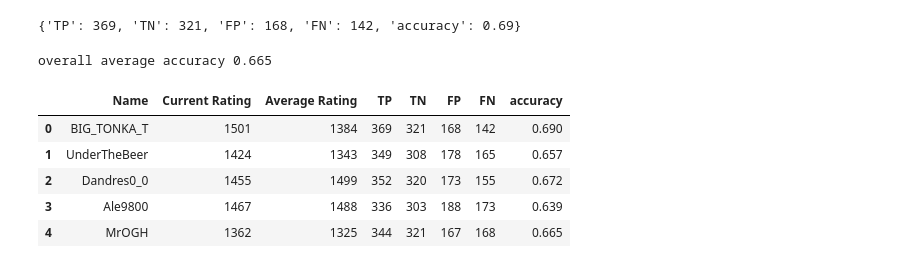
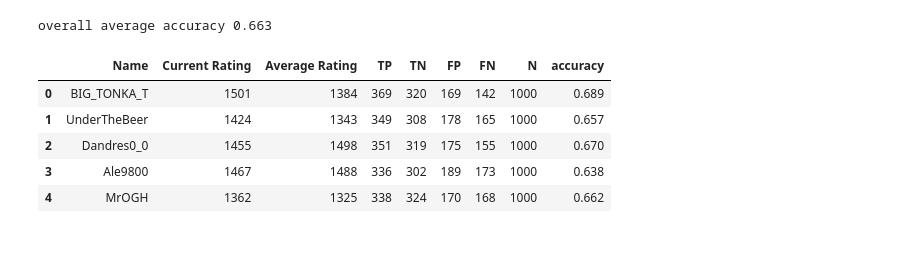
Before and after one commit to okeanskiy/online-chess-win-predictions, a Jupyter notebook: naive_prediction_model.ipynb, the cells around one changed output. Cells and saved outputs as stored; diff of their text form; code cells hidden in the pictures.

```diff
--- a/naive_prediction_model.ipynb
+++ b/naive_prediction_model.ipynb
@@ -152,3 +5,0 @@ def create_dataframe(recent_archive):
-# %%
-df = create_dataframe(recent_archive)
-df.head(10)
@@ -166,0 +6,6 @@ df.head(10)
+# %%
+import pandas as pd
+import numpy as np
+import matplotlib.pyplot as plt
+
+pd.set_option('display.max_rows', None)
@@ -167,9 +50,9 @@ df.head(10)
 # %%
-def df_stats(df):
-    TP = len(df[(df['Predicted'] == 1) & (df['Actual'] == 1)])
-    TN = len(df[(df['Predicted'] == 0) & (df['Actual'] == 0)])
-    FP = len(df[(df['Predicted'] == 1) & (df['Actual'] == 0)])
-    FN = len(df[(df['Predicted'] == 0) & (df['Actual'] == 1)])
+def analysis_prediction_stats(df):
+    TP = len(df[(df['won_predict'] == 1) & (df['won'] == 1)])
+    TN = len(df[(df['won_predict'] == 0) & (df['won'] == 0)])
+    FP = len(df[(df['won_predict'] == 1) & (df['won'] == 0)])
+    FN = len(df[(df['won_predict'] == 0) & (df['won'] == 1)])
 
     accuracy = (TP + TN) / (TP + TN + FP + FN)
 
@@ -178,51 +61,60 @@ def df_stats(df):
         'TN': TN,
         'FP': FP,
         'FN': FN,
+        'N': TP + TN + FP + FN,
         'accuracy': accuracy
     }
-# %%
-print(df_stats(df))
-# %% [output]
-{'TP': 369, 'TN': 321, 'FP': 168, 'FN': 142, 'accuracy': 0.69}
 # %%
-import numpy as np
-
 players = [
     'BIG_TONKA_T',
     'UnderTheBeer',
     'Dandres0_0',
     'Ale9800',
     'MrOGH'
 ]
 
+def get_average_elo(archive, player_name):
+    n = len(archive)
+    avg = 0
+
+    for archived_game in archive:
+        avg += (archives_manager.get_elo(archived_game, player_name)['Player'] / n)
+
+    return avg
+
+analyses = []
 stats_list = []
 
-for player in players:
-    player_name = player
-
-    recent_archive = archives_manager.getMostRecentGames(player_name, 1000, filter_func=archive_filter)
-    df = create_dataframe(recent_archive)
+for player_name in players:
+    df, recent_archive = get_player_analysis(player_name, num_games=1000)
 
     player_info = {
         'Name': player_name,
-        'Current Rating': get_elo(recent_archive[0])['Player'],
-        'Average Rating': round(get_average_elo(recent_archive))
+        'Current Rating': archives_manager.get_elo(recent_archive[0], player_name)['Player'],
+        'Average Rating': round(get_average_elo(recent_archive, player_name))
     }
 
-    player_info.update(df_stats(df))
+    player_info.update(analysis_prediction_stats(df))
+
+    analyses.append({
+        'player_name': player_name,
+        'stats': player_info,
+        'data': df,
+        'archive': recent_archive
+    })
 
     stats_list.append(player_info)
 
 stats_df = pd.DataFrame(stats_list)
 
 print('overall average accuracy', round(np.mean(stats_df['accuracy']), 3))
 
 stats_df
 # %% [output]
-overall average accuracy 0.665
+overall average accuracy 0.663
-|  | Name | Current Rating | Average Rating | TP | TN | FP | FN | accuracy |
-| 0 | BIG_TONKA_T | 1501 | 1384 | 369 | 321 | 168 | 142 | 0.690 |
-| 1 | UnderTheBeer | 1424 | 1343 | 349 | 308 | 178 | 165 | 0.657 |
-| 2 | Dandres0_0 | 1455 | 1499 | 352 | 320 | 173 | 155 | 0.672 |
-| 3 | Ale9800 | 1467 | 1488 | 336 | 303 | 188 | 173 | 0.639 |
-| 4 | MrOGH | 1362 | 1325 | 344 | 321 | 167 | 168 | 0.665 |
+|  | Name | Current Rating | Average Rating | TP | TN | FP | FN | N | accuracy |
+| 0 | BIG_TONKA_T | 1501 | 1384 | 369 | 320 | 169 | 142 | 1000 | 0.689 |
+| 1 | UnderTheBeer | 1424 | 1343 | 349 | 308 | 178 | 165 | 1000 | 0.657 |
+| 2 | Dandres0_0 | 1455 | 1498 | 351 | 319 | 175 | 155 | 1000 | 0.670 |
+| 3 | Ale9800 | 1467 | 1488 | 336 | 302 | 189 | 173 | 1000 | 0.638 |
+| 4 | MrOGH | 1362 | 1325 | 338 | 324 | 170 | 168 | 1000 | 0.662 |
```
Also changed, not shown: parts of 10 cells of this notebook.
